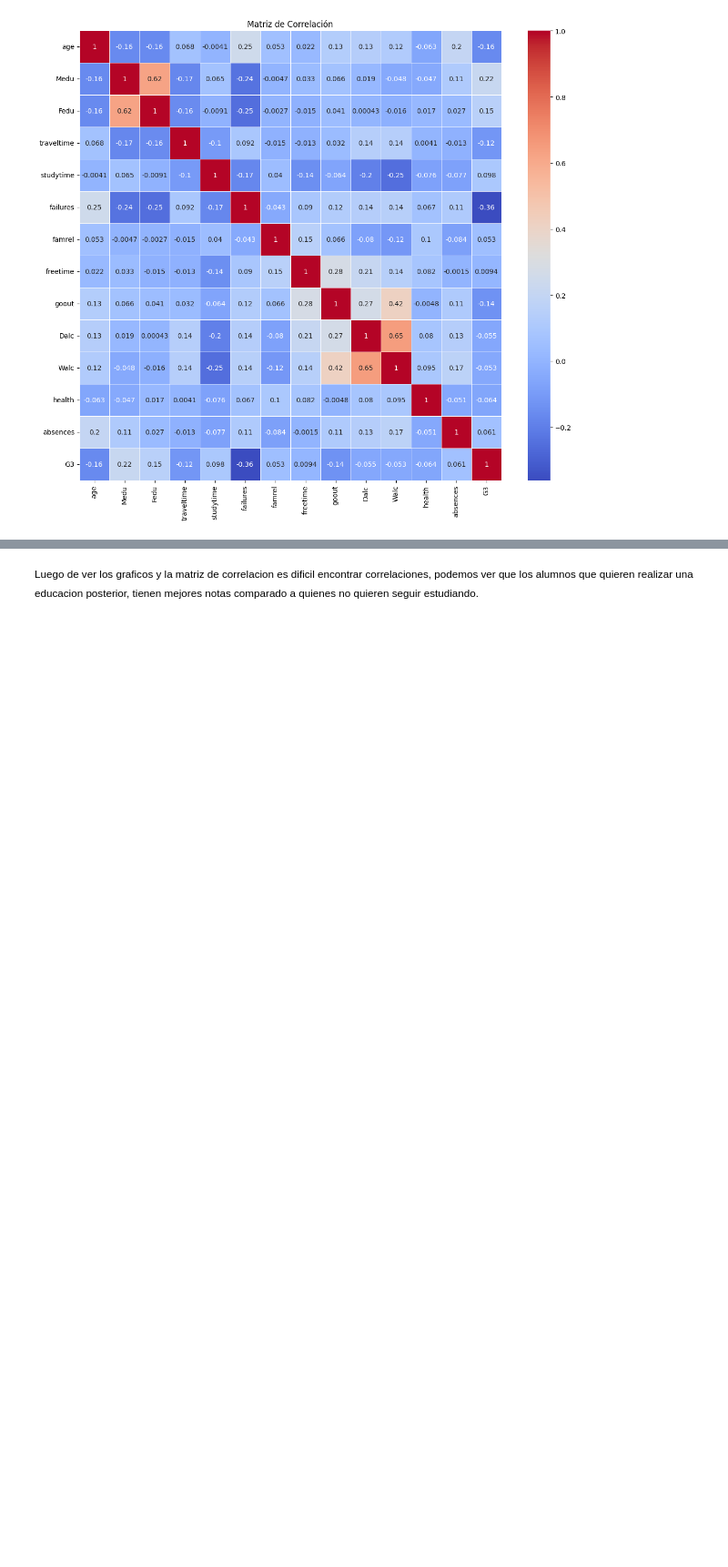
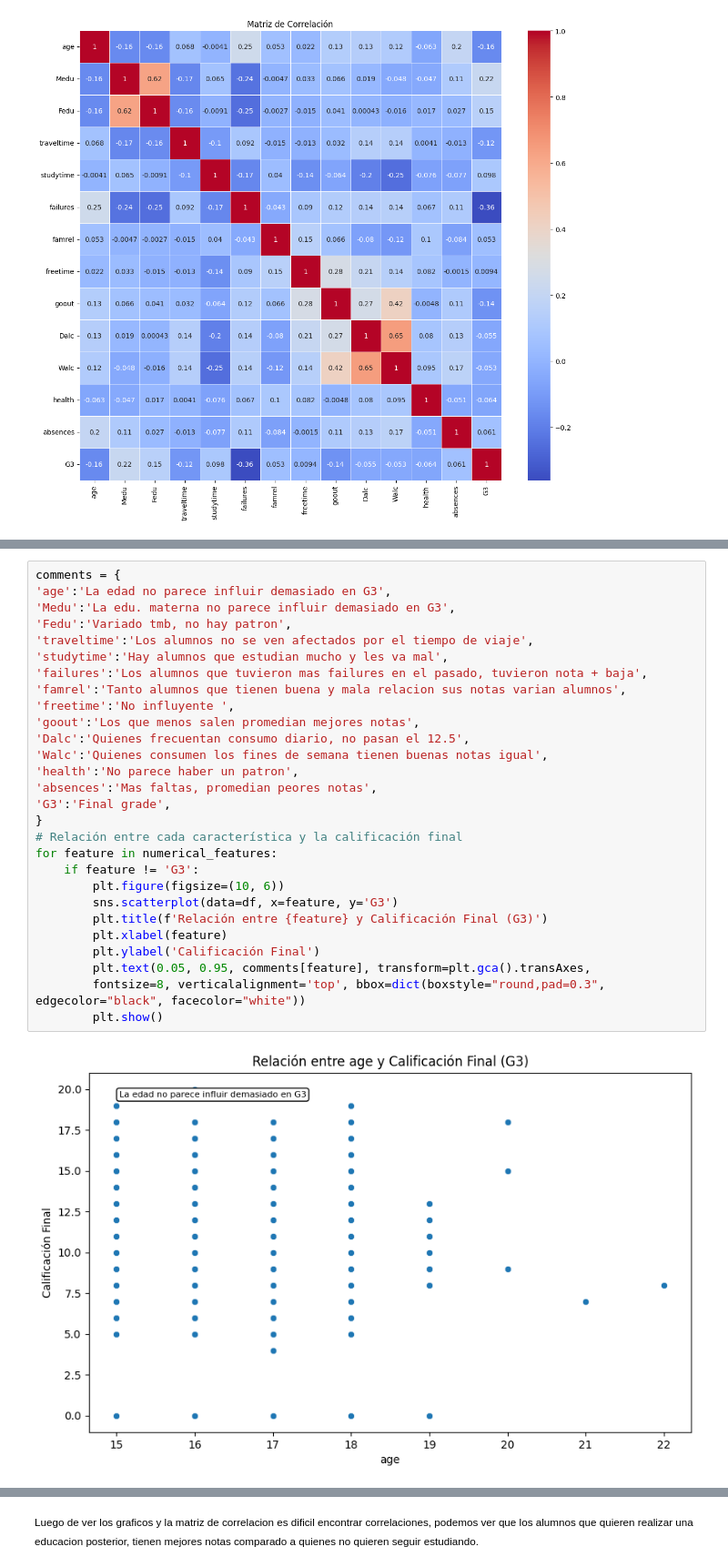
Before and after one commit to Colo07/Student_Performance_-Math-, a Jupyter notebook: data_eda.ipynb, the cells around one changed output, grey strips where cells are left out. Shown at 91% size. Drawn from its saved outputs; the diff is of its cells as text; blank space fills up the shorter version.

```diff
--- a/data_eda.ipynb
+++ b/data_eda.ipynb
@@ -213,0 +167,30 @@ for feature in categorical_features:
+# %%
+comments = {
+'age':'La edad no parece influir demasiado en G3',
+'Medu':'La edu. materna no parece influir demasiado en G3',
+'Fedu':'Variado tmb, no hay patron',
+'traveltime':'Los alumnos no se ven afectados por el tiempo de viaje',
+'studytime':'Hay alumnos que estudian mucho y les va mal',
+'failures':'Los alumnos que tuvieron mas failures en el pasado, tuvieron nota + baja',
+'famrel':'Tanto alumnos que tienen buena y mala relacion sus notas varian alumnos',
+'freetime':'No influyente ',
+'goout':'Los que menos salen promedian mejores notas',
+'Dalc':'Quienes frecuentan consumo diario, no pasan el 12.5',
+'Walc':'Quienes consumen los fines de semana tienen buenas notas igual',
+'health':'No parece haber un patron',
+'absences':'Mas faltas, promedian peores notas',
+'G3':'Final grade',
+}
+# Relación entre cada característica y la calificación final
+for feature in numerical_features:
+    if feature != 'G3':
+        plt.figure(figsize=(10, 6))
+        sns.scatterplot(data=df, x=feature, y='G3')
+        plt.title(f'Relación entre {feature} y Calificación Final (G3)')
+        plt.xlabel(feature)
+        plt.ylabel('Calificación Final')
+        plt.text(0.05, 0.95, comments[feature], transform=plt.gca().transAxes,
+        fontsize=8, verticalalignment='top', bbox=dict(boxstyle="round,pad=0.3", edgecolor="black", facecolor="white"))
+        plt.show()
+# %% [output]
+[figure, added]
```
Also changed, not shown: parts of 8 cells of this notebook, 3 other files.
